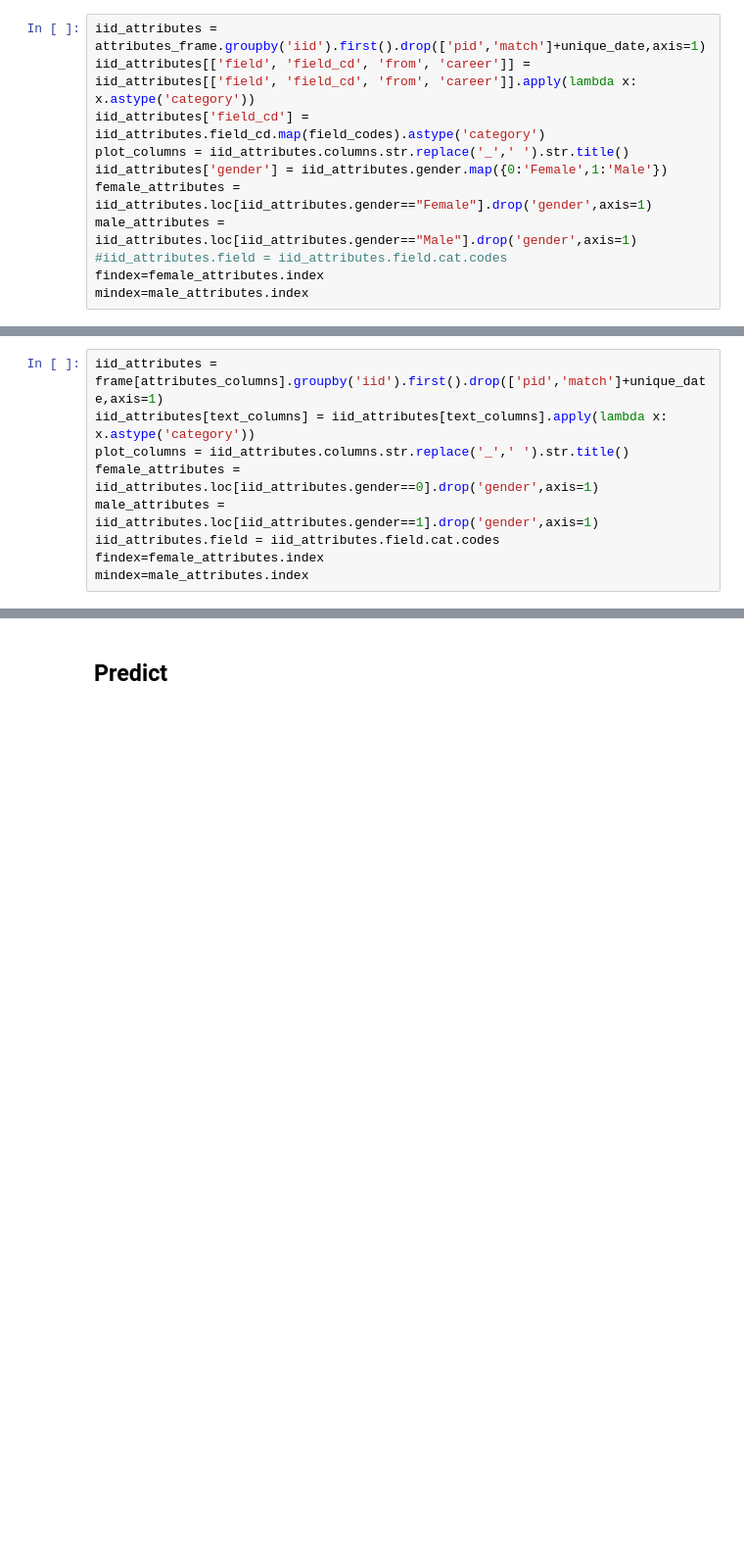
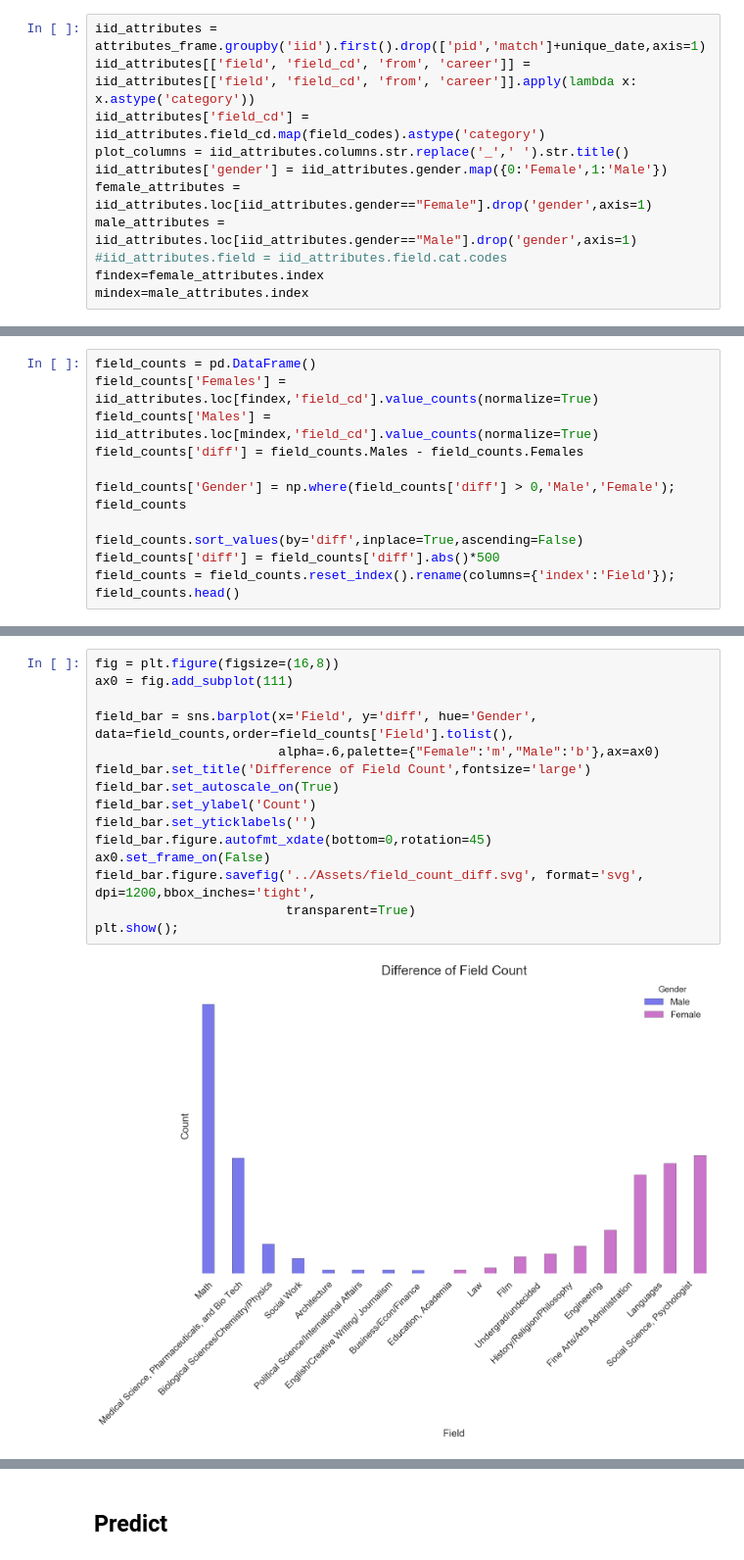
Before and after one commit to sethkaufee/Dating-Data, a Jupyter notebook: Speed Dating/match_prediction.ipynb, the cells around one changed output, grey strips where cells are left out. Shown at 98% size. Saved outputs shown, nothing was run; the diff lists cells and outputs as text; blank space fills up the shorter version.

```diff
--- a/Speed Dating/match_prediction.ipynb
+++ b/Speed Dating/match_prediction.ipynb
@@ -223,9 +145,0 @@ sns.heatmap(corr, mask=mask, cmap=cmap, vmax=.3,
-# %%
-iid_attributes = frame[attributes_columns].groupby('iid').first().drop(['pid','match']+unique_date,axis=1)
-iid_attributes[text_columns] = iid_attributes[text_columns].apply(lambda x: x.astype('category'))
-plot_columns = iid_attributes.columns.str.replace('_',' ').str.title()
-female_attributes = iid_attributes.loc[iid_attributes.gender==0].drop('gender',axis=1)
-male_attributes = iid_attributes.loc[iid_attributes.gender==1].drop('gender',axis=1)
-iid_attributes.field = iid_attributes.field.cat.codes
-findex=female_attributes.index
-mindex=male_attributes.index
@@ -266,0 +146,11 @@ hm=sns.heatmap(corr, mask=mask, cmap=cmap, vmax=.3,
+# %%
+field_counts = pd.DataFrame()
+field_counts['Females'] = iid_attributes.loc[findex,'field_cd'].value_counts(normalize=True)
+field_counts['Males'] = iid_attributes.loc[mindex,'field_cd'].value_counts(normalize=True)
+field_counts['diff'] = field_counts.Males - field_counts.Females
+
+field_counts['Gender'] = np.where(field_counts['diff'] > 0,'Male','Female'); field_counts
+
+field_counts.sort_values(by='diff',inplace=True,ascending=False)
+field_counts['diff'] = field_counts['diff'].abs()*500
+field_counts = field_counts.reset_index().rename(columns={'index':'Field'}); field_counts.head()
@@ -266,0 +164,17 @@ hm=sns.heatmap(corr, mask=mask, cmap=cmap, vmax=.3,
+# %%
+fig = plt.figure(figsize=(16,8))
+ax0 = fig.add_subplot(111)
+
+field_bar = sns.barplot(x='Field', y='diff', hue='Gender', data=field_counts,order=field_counts['Field'].tolist(),
+                        alpha=.6,palette={"Female":'m',"Male":'b'},ax=ax0)
+field_bar.set_title('Difference of Field Count',fontsize='large')
+field_bar.set_autoscale_on(True)
+field_bar.set_ylabel('Count')
+field_bar.set_yticklabels('')
+field_bar.figure.autofmt_xdate(bottom=0,rotation=45)
+ax0.set_frame_on(False)
+field_bar.figure.savefig('../Assets/field_count_diff.svg', format='svg', dpi=1200,bbox_inches='tight',
+                         transparent=True)
+plt.show();
+# %% [output]
+[figure, added]
```
Also changed, not shown: parts of 27 cells of this notebook.
